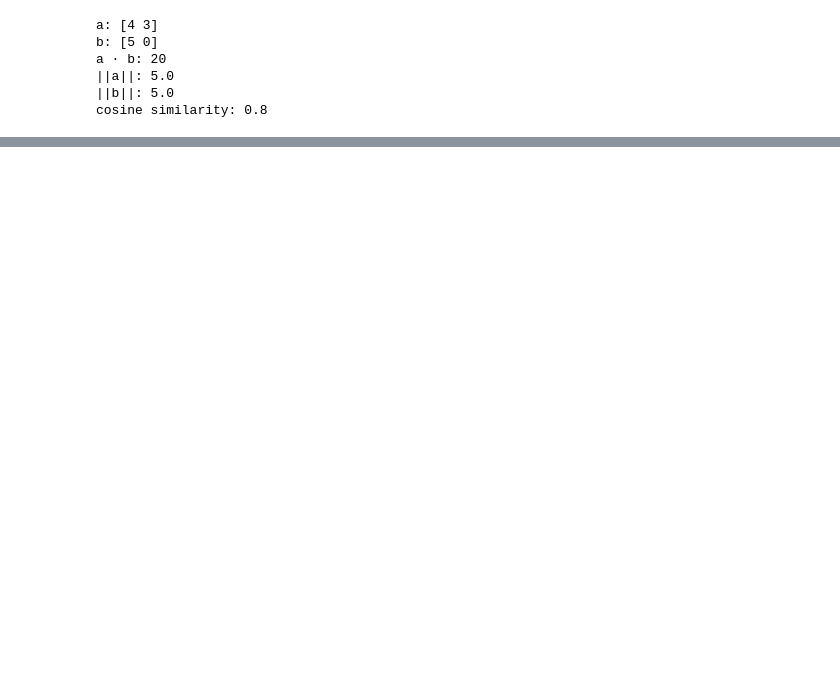
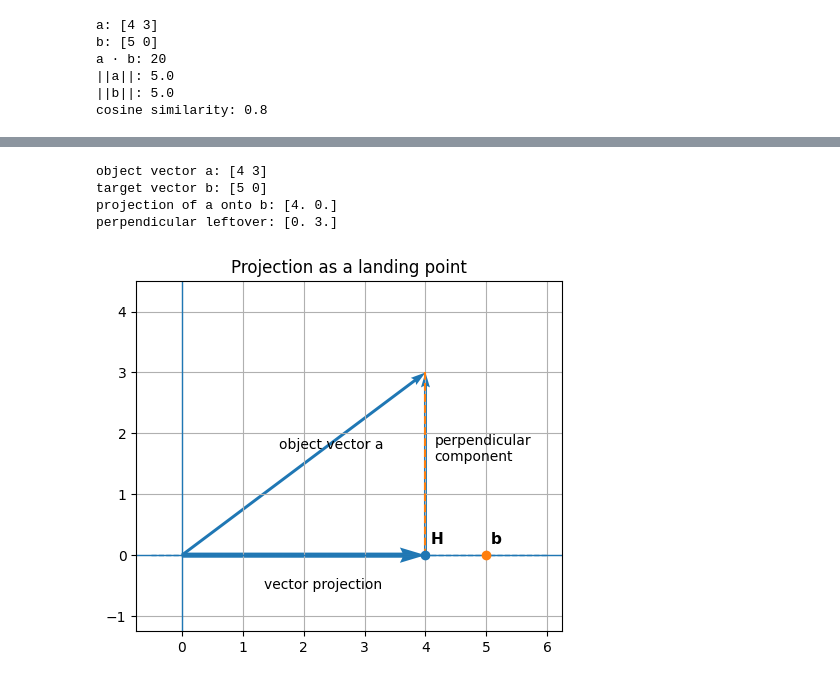
Before and after one commit to AnthonyPWatts/imperial-ai-coursework, a Jupyter notebook: maths-refresh/03-projections-and-components.ipynb, the cells around one changed output, grey strips where cells are left out. Cells and saved outputs as stored; diff of their text form; code cells hidden in the pictures; blank space fills up the shorter version.

```diff
--- a/maths-refresh/03-projections-and-components.ipynb
+++ b/maths-refresh/03-projections-and-components.ipynb
@@ -638,0 +196,55 @@ Matrices will show how vectors can be transformed systematically: stretched, rot
+# %%
+a = np.array([4, 3])
+b = np.array([5, 0])
+
+vector_projection = projection_of(a, b)
+perpendicular_component = perpendicular_component_of(a, b)
+
+print("object vector a:", a)
+print("target vector b:", b)
+print("projection of a onto b:", vector_projection)
+print("perpendicular leftover:", perpendicular_component)
+# %% [output]
+object vector a: [4 3]
+target vector b: [5 0]
+projection of a onto b: [4. 0.]
+perpendicular leftover: [0. 3.]
+# %%
+a = np.array([4, 3])
+b = np.array([5, 0])
+
+unit_b = b / np.linalg.norm(b)
+scalar_projection = a @ unit_b
+vector_projection = scalar_projection * unit_b
+perpendicular_component = a - vector_projection
+
+fig, ax = setup_vector_plot(xlim=(-0.75, 6.25), ylim=(-1.25, 4.5), figsize=(5.5, 4.8))
+
+# Target direction / base line
+ax.plot([-0.5, 6], [0, 0], linestyle="--", linewidth=1)
+
+# Main vectors/components
+draw_vector(ax, a, width=0.007)
+draw_vector(ax, vector_projection, width=0.012)
+draw_vector(ax, perpendicular_component, origin=vector_projection, width=0.007)
+
+# Perpendicular guide
+draw_dashed_line(ax, a, vector_projection)
+
+# Key points
+ax.scatter(vector_projection[0], vector_projection[1], zorder=4)
+ax.scatter(b[0], b[1], zorder=4)
+
+# Manual labels
+ax.text(1.6, 1.75, "object vector a", fontsize=10)
+ax.text(1.35, -0.55, "vector projection", fontsize=10)
+ax.text(4.15, 1.55, "perpendicular\ncomponent", fontsize=10)
+
+ax.text(4.08, 0.18, "H", fontsize=11, fontweight="bold")
+ax.text(5.08, 0.18, "b", fontsize=11, fontweight="bold")
+
+
+ax.set_title("Projection as a landing point")
+plt.show()
+# %% [output]
+[figure, added]
```
Also changed, not shown: parts of 62 cells of this notebook, 2 other files.
